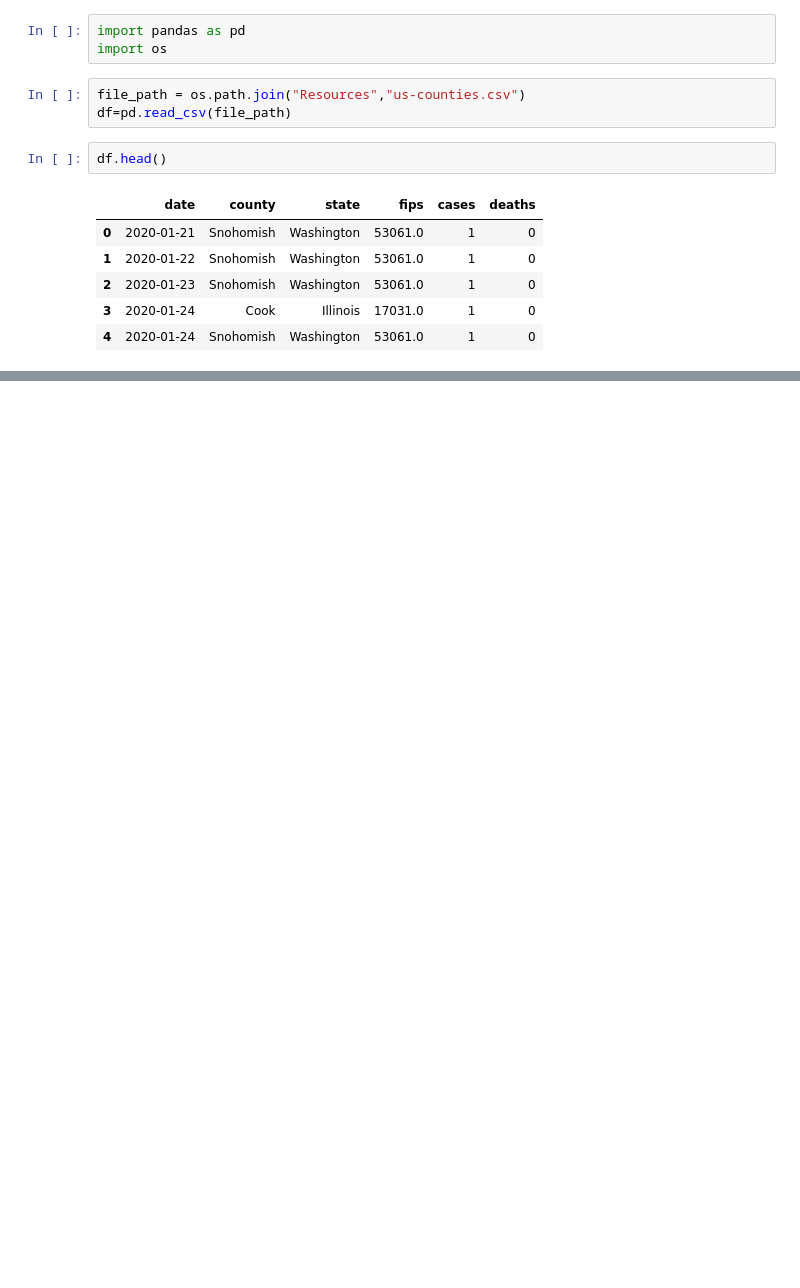
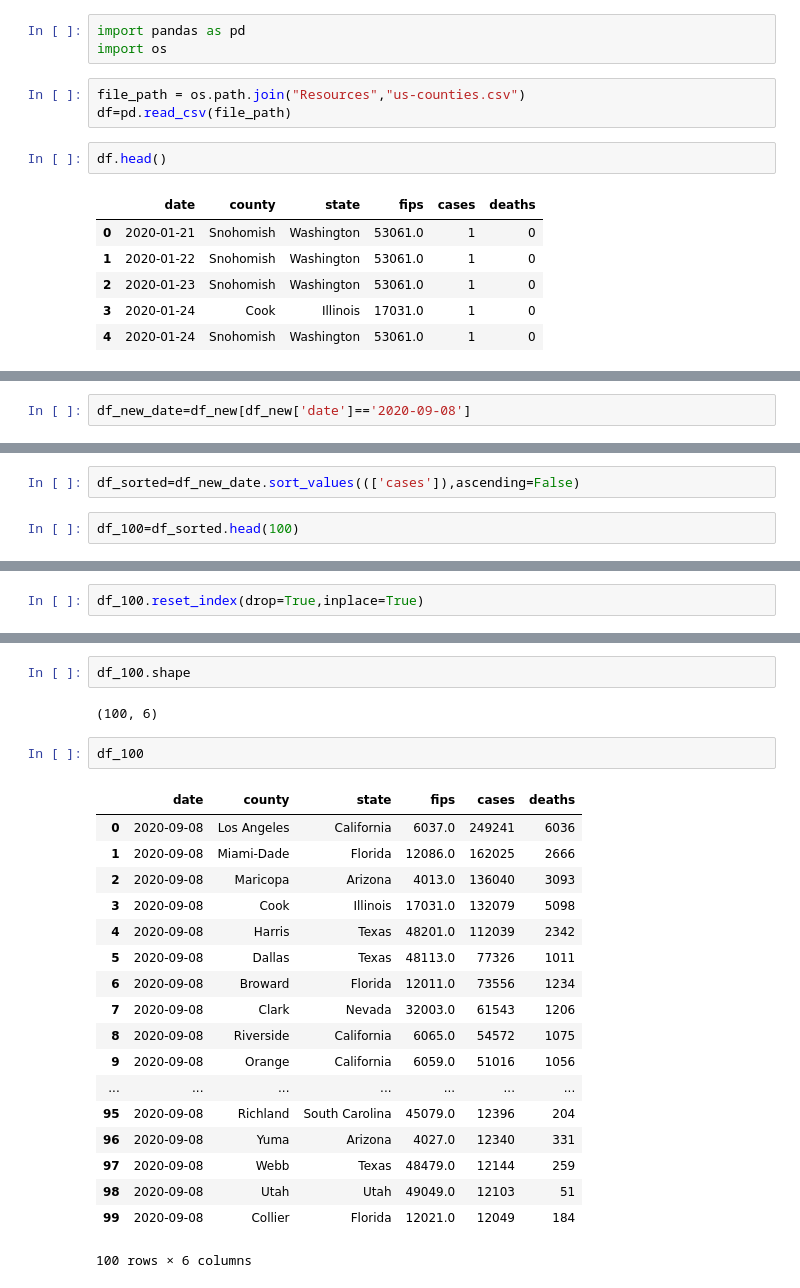
Before and after one commit to Pankaj-gh/Rice-Project-1-G11, a Jupyter notebook: Untitled.ipynb, the cells around one changed output, grey strips where cells are left out. Cells and saved outputs as stored; diff of their text form; blank space fills up the shorter version.

```diff
--- a/Untitled.ipynb
+++ b/Untitled.ipynb
@@ -15,0 +32,2 @@ df.head()
+# %%
+df_new_date=df_new[df_new['date']=='2020-09-08']
@@ -15,0 +51,4 @@ df.head()
+# %%
+df_sorted=df_new_date.sort_values((['cases']),ascending=False)
+# %%
+df_100=df_sorted.head(100)
@@ -15,0 +64,2 @@ df.head()
+# %%
+df_100.reset_index(drop=True,inplace=True)
@@ -15,0 +75,25 @@ df.head()
+# %%
+df_100.shape
+# %% [output]
+(100, 6)
+# %%
+df_100
+# %% [output]
+|  | date | county | state | fips | cases | deaths |
+| 0 | 2020-09-08 | Los Angeles | California | 6037.0 | 249241 | 6036 |
+| 1 | 2020-09-08 | Miami-Dade | Florida | 12086.0 | 162025 | 2666 |
+| 2 | 2020-09-08 | Maricopa | Arizona | 4013.0 | 136040 | 3093 |
+| 3 | 2020-09-08 | Cook | Illinois | 17031.0 | 132079 | 5098 |
+| 4 | 2020-09-08 | Harris | Texas | 48201.0 | 112039 | 2342 |
+| 5 | 2020-09-08 | Dallas | Texas | 48113.0 | 77326 | 1011 |
+| 6 | 2020-09-08 | Broward | Florida | 12011.0 | 73556 | 1234 |
+| 7 | 2020-09-08 | Clark | Nevada | 32003.0 | 61543 | 1206 |
+| 8 | 2020-09-08 | Riverside | California | 6065.0 | 54572 | 1075 |
+| 9 | 2020-09-08 | Orange | California | 6059.0 | 51016 | 1056 |
+| ... | ... | ... | ... | ... | ... | ... |
+| 95 | 2020-09-08 | Richland | South Carolina | 45079.0 | 12396 | 204 |
+| 96 | 2020-09-08 | Yuma | Arizona | 4027.0 | 12340 | 331 |
+| 97 | 2020-09-08 | Webb | Texas | 48479.0 | 12144 | 259 |
+| 98 | 2020-09-08 | Utah | Utah | 49049.0 | 12103 | 51 |
+| 99 | 2020-09-08 | Collier | Florida | 12021.0 | 12049 | 184 |
+100 rows × 6 columns
```
Also changed, not shown: parts of 8 cells of this notebook, 1 other file.
